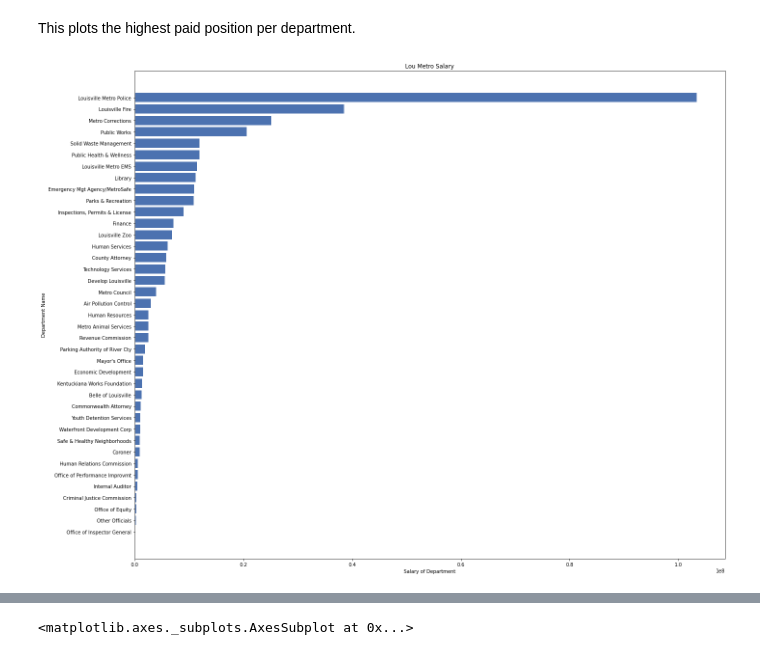
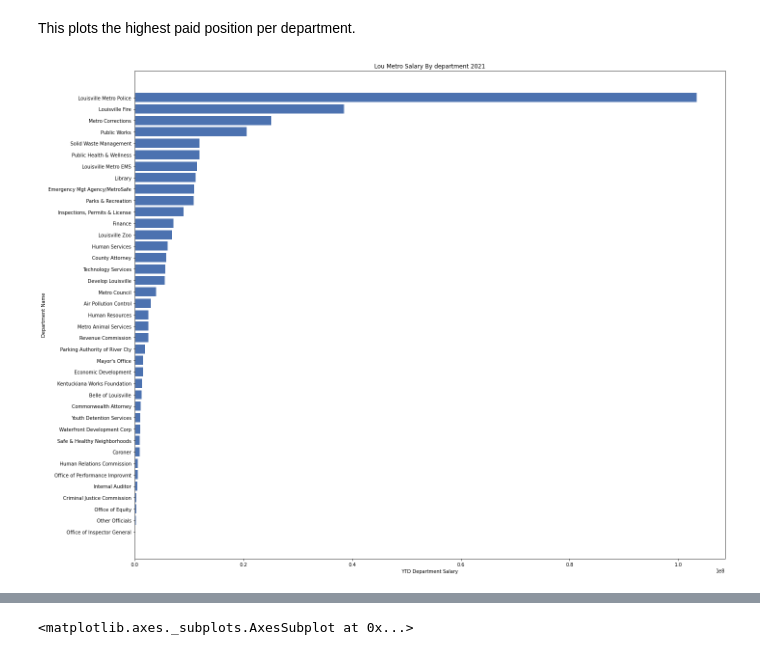
Before and after one commit to dmorton714/louisville_metro, a Jupyter notebook: lmg_salary.ipynb, the cells around one changed output, grey strips where cells are left out. Cells and saved outputs as stored; diff of their text form; code cells hidden in the pictures.

```diff
--- a/lmg_salary.ipynb
+++ b/lmg_salary.ipynb
@@ -102,11 +114,11 @@ This plots the highest paid position per department.
 # %%
 plt.style.use('seaborn-deep')
 plt.figure(figsize= (20,15))
 plt.barh('Department', 'YTD_Total', data = df)
 plt.ylabel('Department Name')
-plt.xlabel('Salary of Department')
-plt.title('Lou Metro Salary')
+plt.xlabel('YTD Department Salary')
+plt.title('Lou Metro Salary By department 2021')
 plt.tight_layout()
 plt.show()
 # %% [output]
-[figure, old version]
+[figure, new version]
```
Also changed, not shown: parts of 19 cells of this notebook.
